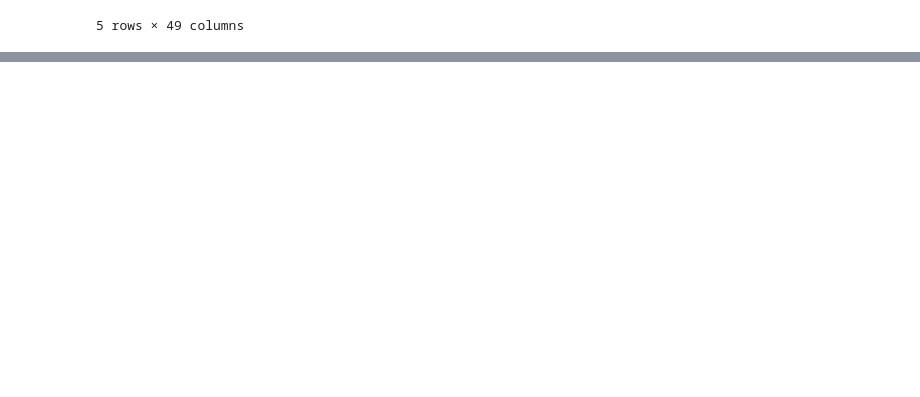
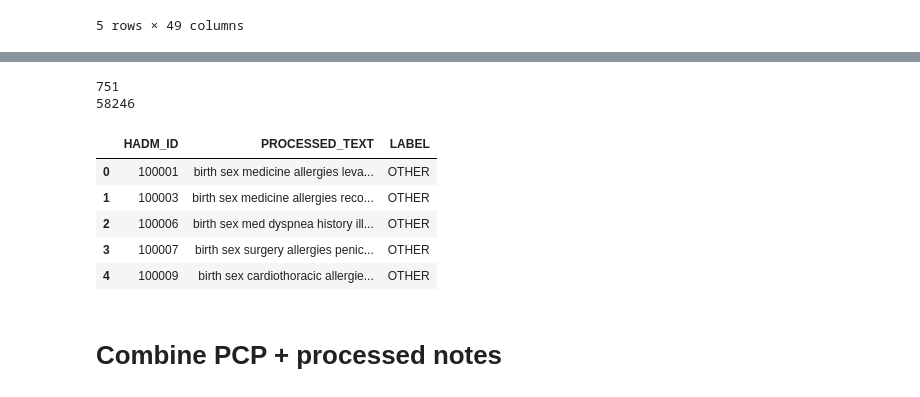
Before and after one commit to Govin9a/DataViz-Project-2023, a Jupyter notebook: Raw_Wrangling/PCP_Data_Wrangling.ipynb, the cells around one changed output, grey strips where cells are left out. Saved outputs shown, nothing was run; the diff lists cells and outputs as text; code cells hidden in the pictures; blank space fills up the shorter version.

```diff
--- a/Raw_Wrangling/PCP_Data_Wrangling.ipynb
+++ b/Raw_Wrangling/PCP_Data_Wrangling.ipynb
@@ -174,0 +224,3 @@ pcp_data.to_csv('../Data/PCP_Data.csv', index=False)
+# %%
+processed_notes = pd.read_csv('../Data/processed_notes.csv', dtype=str)
+processed_notes.head()
@@ -174,0 +234,24 @@ pcp_data.to_csv('../Data/PCP_Data.csv', index=False)
+# %%
+with open('../Data/arf_hadm_ids.json', 'r') as j_file:
+    arf_hadm_ids = json.load(j_file)
+arf_hadm_ids = [str(arf_hadm_id) for arf_hadm_id in arf_hadm_ids]
+other_hadm_ids = [hadm_id for hadm_id in processed_notes.HADM_ID.to_list() if hadm_id not in arf_hadm_ids]
+
+print(len(arf_hadm_ids))
+print(len(other_hadm_ids))
+# %% [output]
+751
+58246
+# %%
+label_map = {arf_hadm_id: 'ARF' for arf_hadm_id in arf_hadm_ids}
+label_map.update({other_hadm_id: 'OTHER' for other_hadm_id in other_hadm_ids})
+
+processed_notes['LABEL'] = processed_notes.HADM_ID.map(label_map)
+processed_notes.head()
+# %% [output]
+|  | HADM_ID | PROCESSED_TEXT | LABEL |
+| 0 | 100001 | birth sex medicine allergies leva... | OTHER |
+| 1 | 100003 | birth sex medicine allergies reco... | OTHER |
+| 2 | 100006 | birth sex med dyspnea history ill... | OTHER |
+| 3 | 100007 | birth sex surgery allergies penic... | OTHER |
+| 4 | 100009 | birth sex cardiothoracic allergie... | OTHER |
@@ -174,0 +260,2 @@ pcp_data.to_csv('../Data/PCP_Data.csv', index=False)
+# %% [markdown]
+# Combine PCP + processed notes
```
Also changed, not shown: parts of 13 cells of this notebook, 2 other files.
